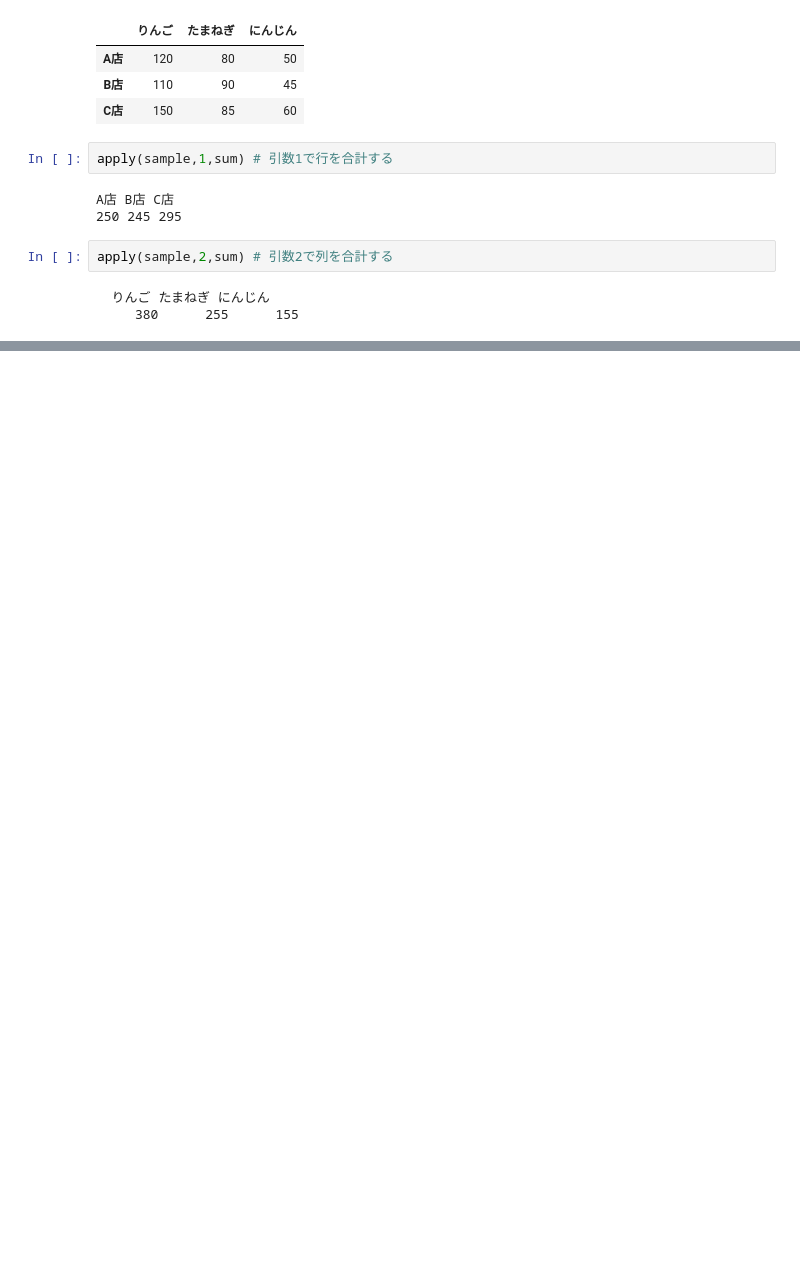
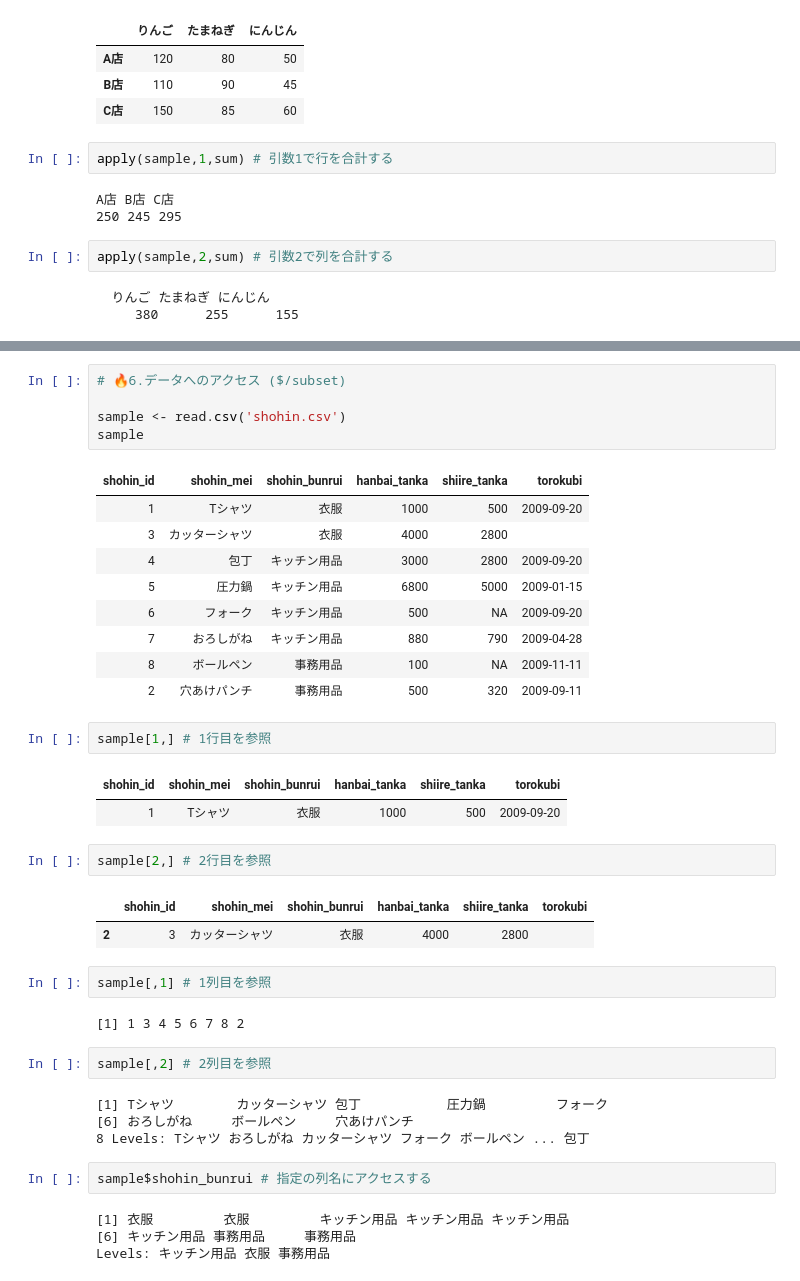
Before and after one commit to Ken-3/origin, a Jupyter notebook: R_Practice.ipynb, the cells around one changed output, grey strips where cells are left out. Cells and saved outputs as stored; diff of their text form; blank space fills up the shorter version.

```diff
--- a/R_Practice.ipynb
+++ b/R_Practice.ipynb
@@ -58,0 +110,41 @@ sample <- read.table('clipboard')
+# %%
+# 🔥6.データへのアクセス ($/subset)
+
+sample <- read.csv('shohin.csv')
+sample
+# %% [output]
+| shohin_id | shohin_mei | shohin_bunrui | hanbai_tanka | shiire_tanka | torokubi |
+| 1 | Tシャツ | 衣服 | 1000 | 500 | 2009-09-20 |
+| 3 | カッターシャツ | 衣服 | 4000 | 2800 |  |
+| 4 | 包丁 | キッチン用品 | 3000 | 2800 | 2009-09-20 |
+| 5 | 圧力鍋 | キッチン用品 | 6800 | 5000 | 2009-01-15 |
+| 6 | フォーク | キッチン用品 | 500 | NA | 2009-09-20 |
+| 7 | おろしがね | キッチン用品 | 880 | 790 | 2009-04-28 |
+| 8 | ボールペン | 事務用品 | 100 | NA | 2009-11-11 |
+| 2 | 穴あけパンチ | 事務用品 | 500 | 320 | 2009-09-11 |
+# %%
+sample[1,] # 1行目を参照
+# %% [output]
+| shohin_id | shohin_mei | shohin_bunrui | hanbai_tanka | shiire_tanka | torokubi |
+| 1 | Tシャツ | 衣服 | 1000 | 500 | 2009-09-20 |
+# %%
+sample[2,] # 2行目を参照
+# %% [output]
+|  | shohin_id | shohin_mei | shohin_bunrui | hanbai_tanka | shiire_tanka | torokubi |
+| 2 | 3 | カッターシャツ | 衣服 | 4000 | 2800 |  |
+# %%
+sample[,1] # 1列目を参照
+# %% [output]
+[1] 1 3 4 5 6 7 8 2
+# %%
+sample[,2] # 2列目を参照
+# %% [output]
+[1] Tシャツ        カッターシャツ 包丁           圧力鍋         フォーク
+[6] おろしがね     ボールペン     穴あけパンチ
+8 Levels: Tシャツ おろしがね カッターシャツ フォーク ボールペン ... 包丁
+# %%
+sample$shohin_bunrui # 指定の列名にアクセスする
+# %% [output]
+[1] 衣服         衣服         キッチン用品 キッチン用品 キッチン用品
+[6] キッチン用品 事務用品     事務用品
+Levels: キッチン用品 衣服 事務用品
```
Also changed, not shown: parts of 20 cells of this notebook.
